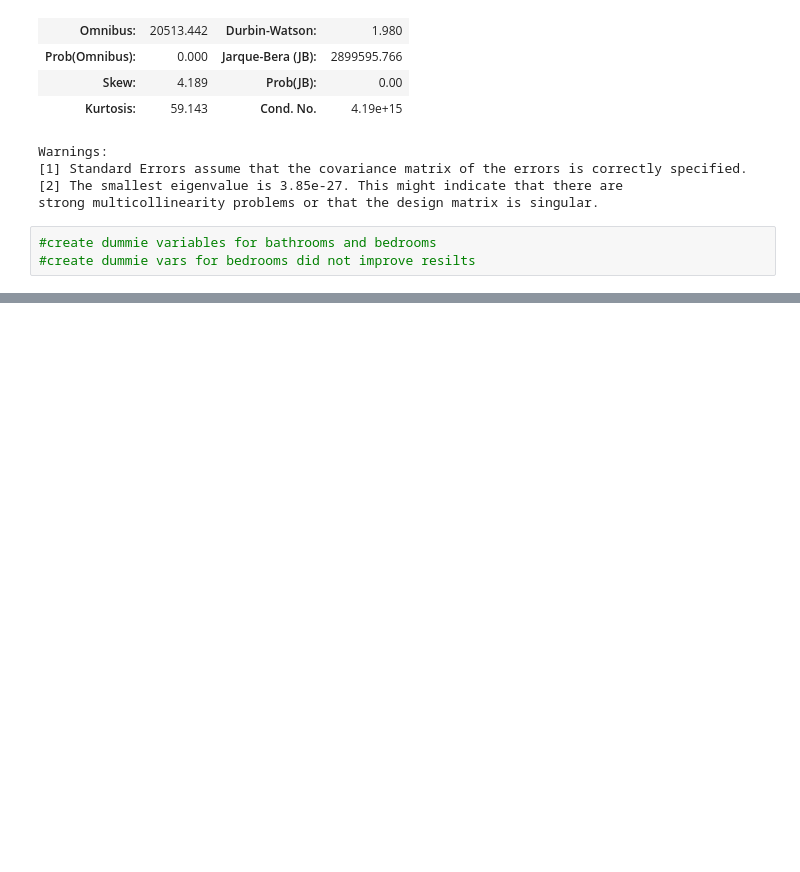
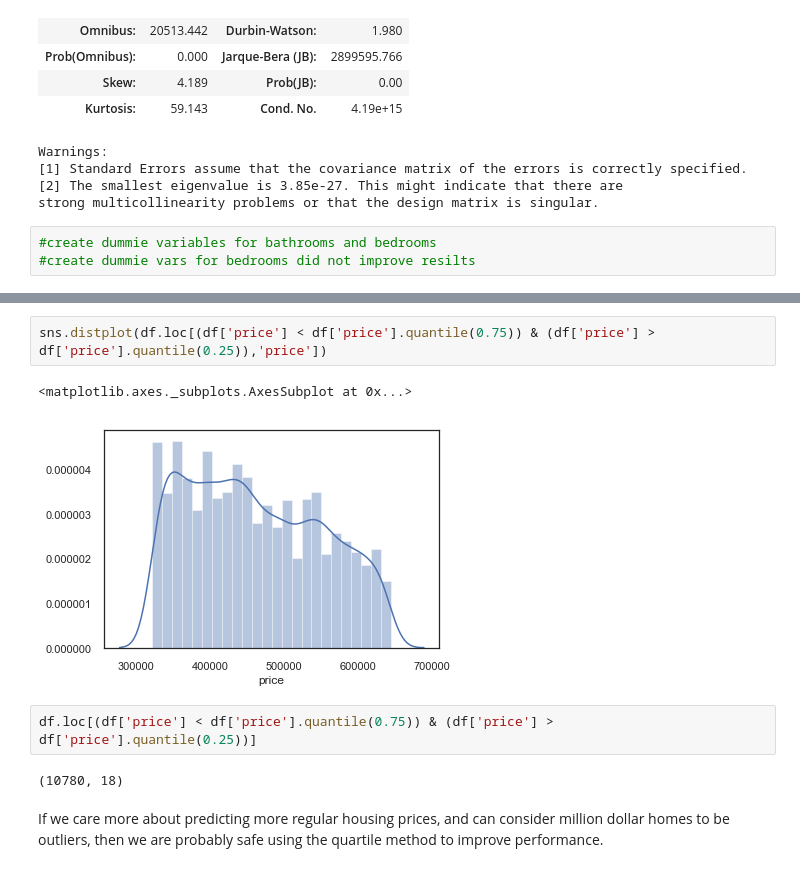
Before and after one commit to AnnaLara/dsc-1-final-project, a Jupyter notebook: draft.ipynb, the cells around one changed output, grey strips where cells are left out. Cells and saved outputs as stored; diff of their text form; blank space fills up the shorter version.

```diff
--- a/draft.ipynb
+++ b/draft.ipynb
@@ -1132,0 +1189,11 @@ strong multicollinearity problems or that the design matrix is singular.
+# %%
+sns.distplot(df.loc[(df['price'] < df['price'].quantile(0.75)) & (df['price'] > df['price'].quantile(0.25)),'price'])
+# %% [output]
+<matplotlib.axes._subplots.AxesSubplot at 0x...>
+[figure, added]
+# %%
+df.loc[(df['price'] < df['price'].quantile(0.75)) & (df['price'] > df['price'].quantile(0.25))]
+# %% [output]
+(10780, 18)
+# %% [markdown]
+If we care more about predicting more regular housing prices, and can consider million dollar homes to be outliers, then we are probably safe using the quartile method to improve performance.
```
Also changed, not shown: parts of 26 cells of this notebook, 1 other file.
